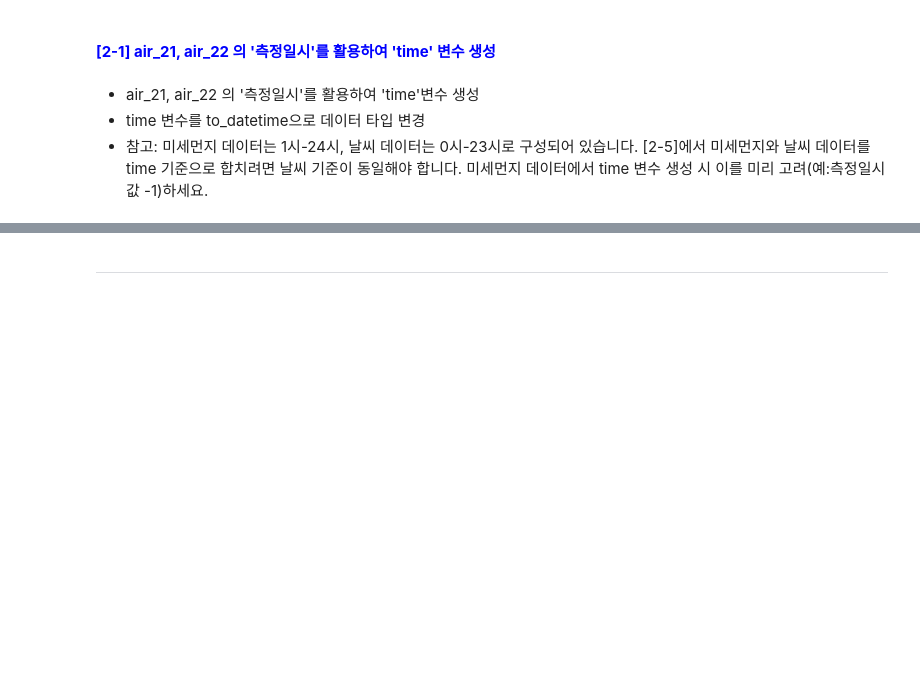
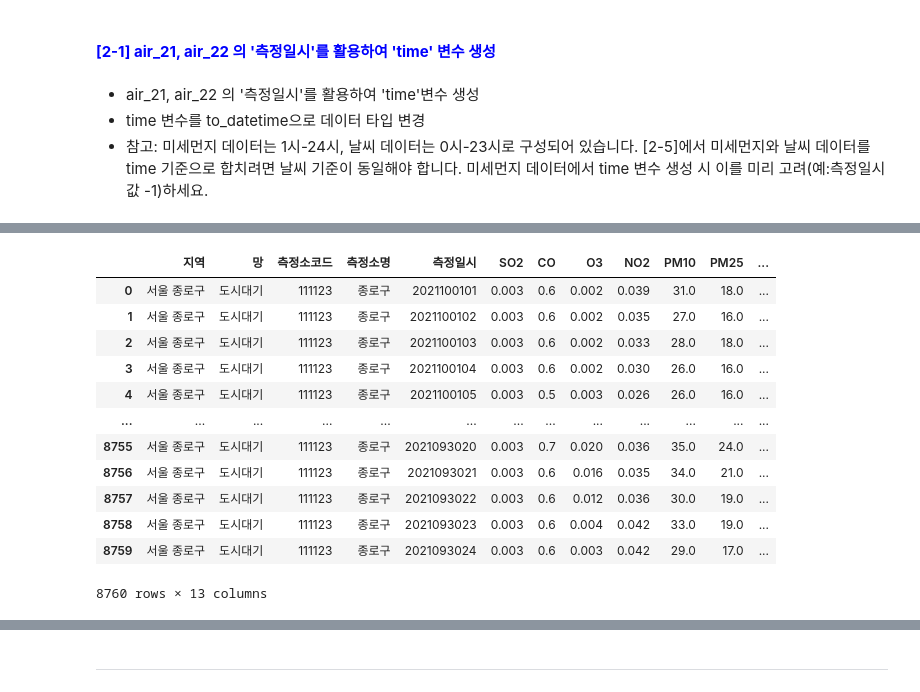
Before and after one commit to ssoong12/KT_aivle_school_AI_track, a Jupyter notebook: 09. MINI_PJ2/3기_AI미니프로젝트_2차 미세먼지_2. 데이터 전처리(student).ipynb, the cells around one changed output, grey strips where cells are left out. Drawn from its saved outputs; the diff is of its cells as text; code cells hidden in the pictures; blank space fills up the shorter version.

```diff
--- a/09. MINI_PJ2/3기_AI미니프로젝트_2차 미세먼지_2. 데이터 전처리(student).ipynb
+++ b/09. MINI_PJ2/3기_AI미니프로젝트_2차 미세먼지_2. 데이터 전처리(student).ipynb
@@ -12,3 +18,9 @@ import datetime
 #### **<span style="color:blue">[2-0] air_21, air_22, weather_21, weather_22 데이터 로딩</span>**
 # %%
 # 데이터 로딩
+air_21 = pd.read_csv('데이터/air_2021.csv', index_col=0, encoding='utf-8')
+air_22 = pd.read_csv('데이터/air_2022.csv', index_col=0, encoding='utf-8')
+weather_21 = pd.read_csv('데이터/weather_2021.csv', encoding='cp949')
+weather_22 = pd.read_csv('데이터/weather_2022.csv', encoding='cp949')
+# %%
+pd.set_option('display.max_columns', 500)
@@ -22,0 +124,2 @@ import datetime
+# %%
+test = air_21
@@ -22,0 +164,3 @@ import datetime
+# %%
+# int > str
+test['측정일시'] = test['측정일시'].astype('int')
@@ -22,0 +183,18 @@ import datetime
+# %%
+# x = pd.to_datetime(test['측정일시'],)
+air_21['time'] = pd.to_datetime(test['측정일시'] - 1, format = '%Y%m%d%H')
+air_21
+# %% [output]
+|  | 지역 | 망 | 측정소코드 | 측정소명 | 측정일시 | SO2 | CO | O3 | NO2 | PM10 | PM25 | ... |
+| 0 | 서울 종로구 | 도시대기 | 111123 | 종로구 | 2021100101 | 0.003 | 0.6 | 0.002 | 0.039 | 31.0 | 18.0 | ... |
+| 1 | 서울 종로구 | 도시대기 | 111123 | 종로구 | 2021100102 | 0.003 | 0.6 | 0.002 | 0.035 | 27.0 | 16.0 | ... |
+| 2 | 서울 종로구 | 도시대기 | 111123 | 종로구 | 2021100103 | 0.003 | 0.6 | 0.002 | 0.033 | 28.0 | 18.0 | ... |
+| 3 | 서울 종로구 | 도시대기 | 111123 | 종로구 | 2021100104 | 0.003 | 0.6 | 0.002 | 0.030 | 26.0 | 16.0 | ... |
+| 4 | 서울 종로구 | 도시대기 | 111123 | 종로구 | 2021100105 | 0.003 | 0.5 | 0.003 | 0.026 | 26.0 | 16.0 | ... |
+| ... | ... | ... | ... | ... | ... | ... | ... | ... | ... | ... | ... | ... |
+| 8755 | 서울 종로구 | 도시대기 | 111123 | 종로구 | 2021093020 | 0.003 | 0.7 | 0.020 | 0.036 | 35.0 | 24.0 | ... |
+| 8756 | 서울 종로구 | 도시대기 | 111123 | 종로구 | 2021093021 | 0.003 | 0.6 | 0.016 | 0.035 | 34.0 | 21.0 | ... |
+| 8757 | 서울 종로구 | 도시대기 | 111123 | 종로구 | 2021093022 | 0.003 | 0.6 | 0.012 | 0.036 | 30.0 | 19.0 | ... |
+| 8758 | 서울 종로구 | 도시대기 | 111123 | 종로구 | 2021093023 | 0.003 | 0.6 | 0.004 | 0.042 | 33.0 | 19.0 | ... |
+| 8759 | 서울 종로구 | 도시대기 | 111123 | 종로구 | 2021093024 | 0.003 | 0.6 | 0.003 | 0.042 | 29.0 | 17.0 | ... |
+8760 rows × 13 columns
```
Also changed, not shown: parts of 31 cells of this notebook.
